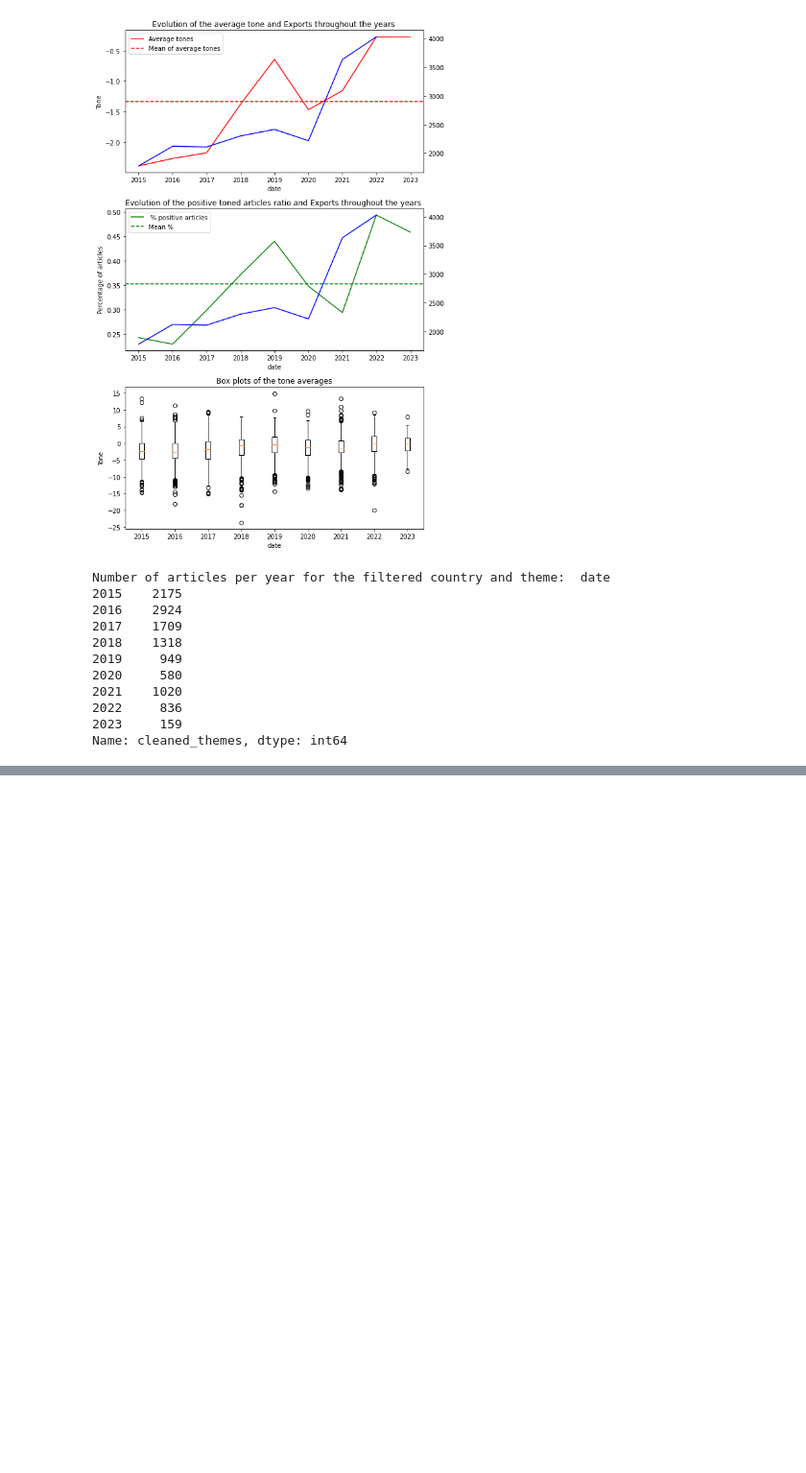
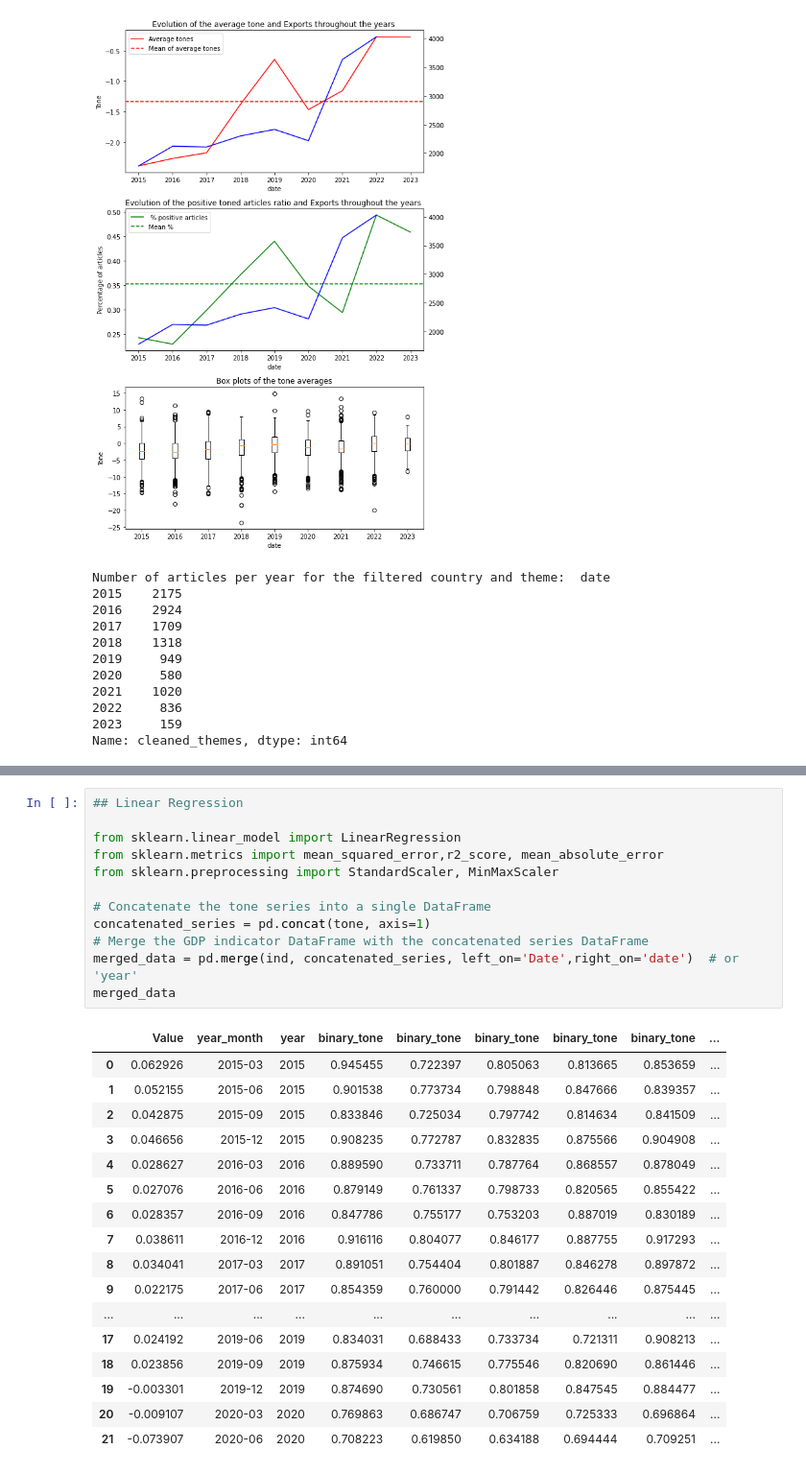
Before and after one commit to amaurycor/CRP_Egyptian_Economy, a Jupyter notebook: run_pipeline.ipynb, the cells around one changed output, grey strips where cells are left out. Shown at 96% size. Saved outputs shown, nothing was run; the diff lists cells and outputs as text; blank space fills up the shorter version.

```diff
--- a/run_pipeline.ipynb
+++ b/run_pipeline.ipynb
@@ -70,0 +82,30 @@ Name: cleaned_themes, dtype: int64
+# %%
+## Linear Regression
+
+from sklearn.linear_model import LinearRegression
+from sklearn.metrics import mean_squared_error,r2_score, mean_absolute_error
+from sklearn.preprocessing import StandardScaler, MinMaxScaler
+
+# Concatenate the tone series into a single DataFrame
+concatenated_series = pd.concat(tone, axis=1)
+# Merge the GDP indicator DataFrame with the concatenated series DataFrame
+merged_data = pd.merge(ind, concatenated_series, left_on='Date',right_on='date')  # or 'year'
+merged_data
+# %% [output]
+|  | Value | year_month | year | binary_tone | binary_tone | binary_tone | binary_tone | binary_tone | ... |
+| 0 | 0.062926 | 2015-03 | 2015 | 0.945455 | 0.722397 | 0.805063 | 0.813665 | 0.853659 | ... |
+| 1 | 0.052155 | 2015-06 | 2015 | 0.901538 | 0.773734 | 0.798848 | 0.847666 | 0.839357 | ... |
+| 2 | 0.042875 | 2015-09 | 2015 | 0.833846 | 0.725034 | 0.797742 | 0.814634 | 0.841509 | ... |
+| 3 | 0.046656 | 2015-12 | 2015 | 0.908235 | 0.772787 | 0.832835 | 0.875566 | 0.904908 | ... |
+| 4 | 0.028627 | 2016-03 | 2016 | 0.889590 | 0.733711 | 0.787764 | 0.868557 | 0.878049 | ... |
+| 5 | 0.027076 | 2016-06 | 2016 | 0.879149 | 0.761337 | 0.798733 | 0.820565 | 0.855422 | ... |
+| 6 | 0.028357 | 2016-09 | 2016 | 0.847786 | 0.755177 | 0.753203 | 0.887019 | 0.830189 | ... |
+| 7 | 0.038611 | 2016-12 | 2016 | 0.916116 | 0.804077 | 0.846177 | 0.887755 | 0.917293 | ... |
+| 8 | 0.034041 | 2017-03 | 2017 | 0.891051 | 0.754404 | 0.801887 | 0.846278 | 0.897872 | ... |
+| 9 | 0.022175 | 2017-06 | 2017 | 0.854359 | 0.760000 | 0.791442 | 0.826446 | 0.875445 | ... |
+| ... | ... | ... | ... | ... | ... | ... | ... | ... | ... |
+| 17 | 0.024192 | 2019-06 | 2019 | 0.834031 | 0.688433 | 0.733734 | 0.721311 | 0.908213 | ... |
+| 18 | 0.023856 | 2019-09 | 2019 | 0.875934 | 0.746615 | 0.775546 | 0.820690 | 0.861446 | ... |
+| 19 | -0.003301 | 2019-12 | 2019 | 0.874690 | 0.730561 | 0.801858 | 0.847545 | 0.884477 | ... |
+| 20 | -0.009107 | 2020-03 | 2020 | 0.769863 | 0.686747 | 0.706759 | 0.725333 | 0.696864 | ... |
+| 21 | -0.073907 | 2020-06 | 2020 | 0.708223 | 0.619850 | 0.634188 | 0.694444 | 0.709251 | ... |
```
Also changed, not shown: parts of 6 cells of this notebook, 3 other files.
